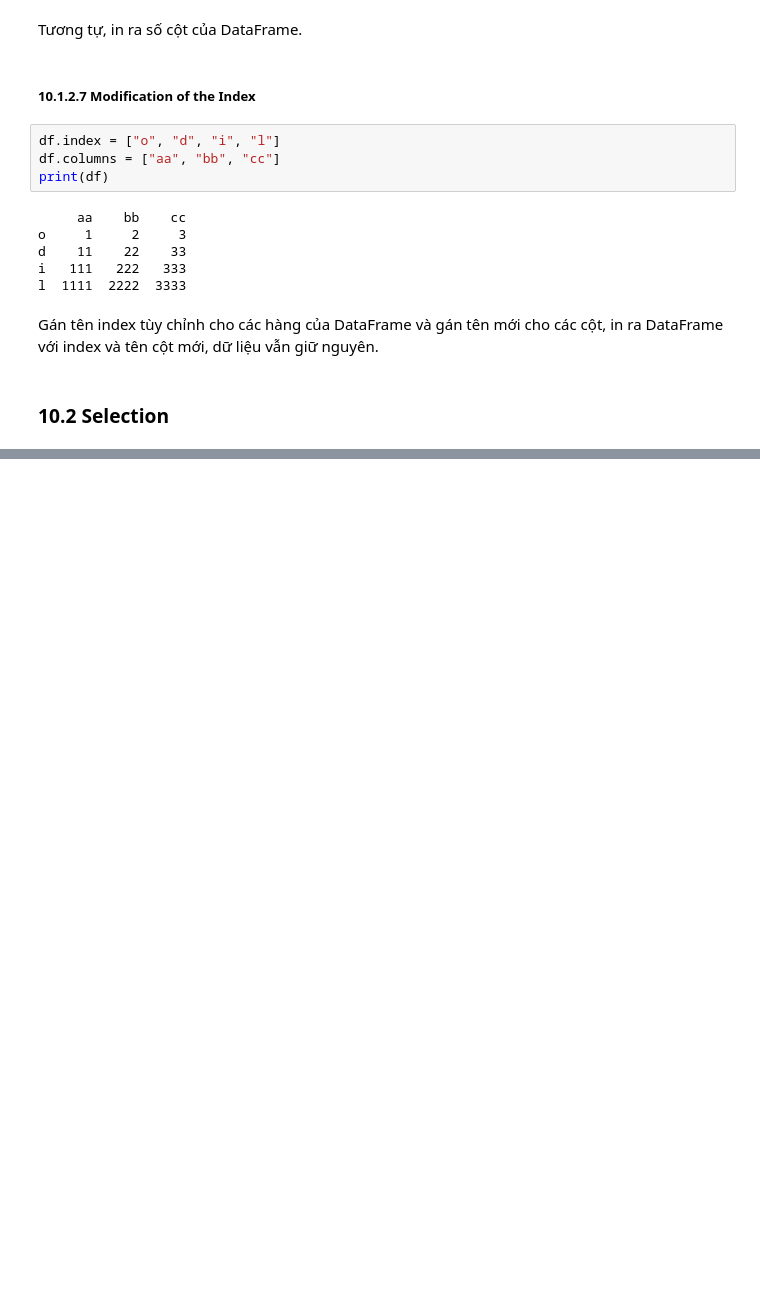
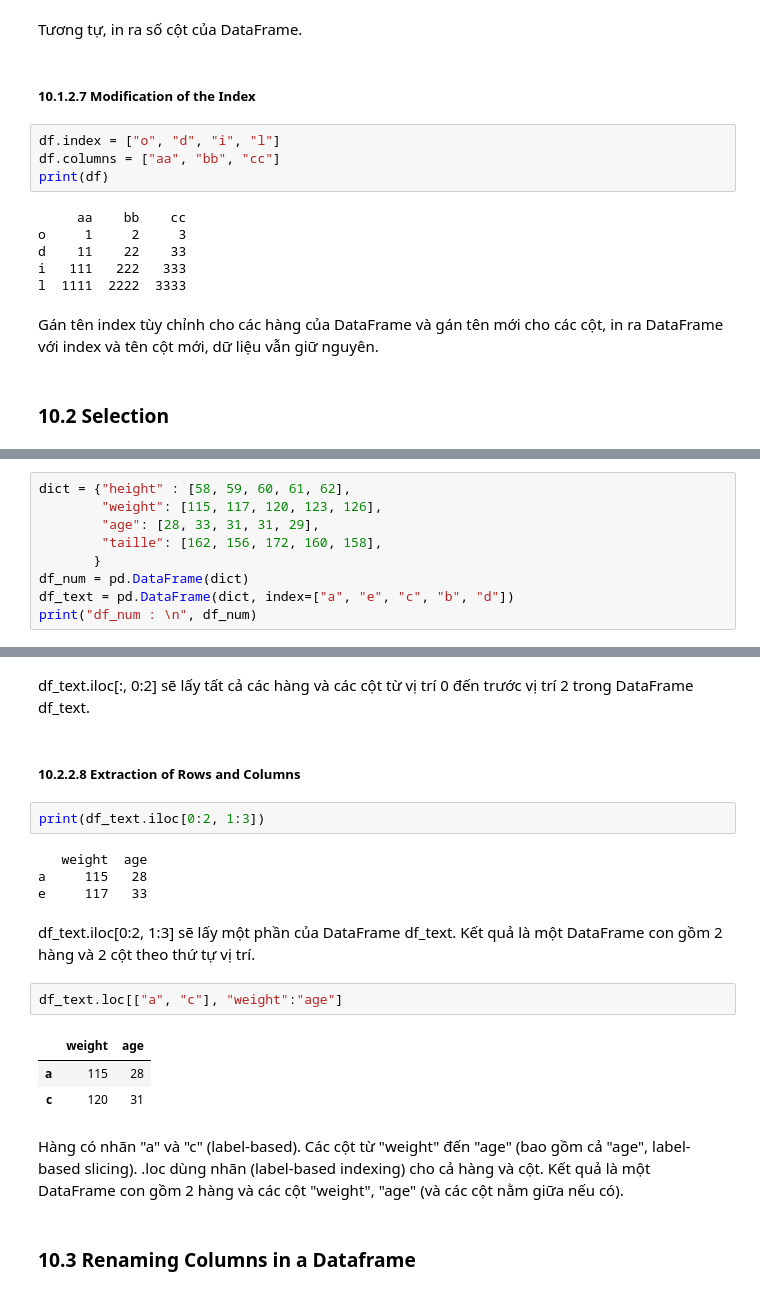
Before and after one commit to baotram19/UEH-KTLT-ECO25, a Jupyter notebook: Python_for_economists/Chapter_10.ipynb, the cells around one changed output, grey strips where cells are left out. Cells and saved outputs as stored; diff of their text form; blank space fills up the shorter version.

```diff
--- a/Python_for_economists/Chapter_10.ipynb
+++ b/Python_for_economists/Chapter_10.ipynb
@@ -422,0 +642,9 @@ Gán tên index tùy chỉnh cho các hàng của DataFrame và gán tên mới
+# %%
+dict = {"height" : [58, 59, 60, 61, 62],
+        "weight": [115, 117, 120, 123, 126],
+        "age": [28, 33, 31, 31, 29],
+        "taille": [162, 156, 172, 160, 158],
+       }
+df_num = pd.DataFrame(dict)
+df_text = pd.DataFrame(dict, index=["a", "e", "c", "b", "d"])
+print("df_num : \n", df_num)
@@ -422,0 +931,22 @@ Gán tên index tùy chỉnh cho các hàng của DataFrame và gán tên mới
+# %% [markdown]
+df_text.iloc[:, 0:2] sẽ lấy tất cả các hàng và các cột từ vị trí 0 đến trước vị trí 2 trong DataFrame df_text.
+# %% [markdown]
+##### 10.2.2.8 Extraction of Rows and Columns
+# %%
+print(df_text.iloc[0:2, 1:3])
+# %% [output]
+   weight  age
+a     115   28
+e     117   33
+# %% [markdown]
+df_text.iloc[0:2, 1:3] sẽ lấy một phần của DataFrame df_text. Kết quả là một DataFrame con gồm 2 hàng và 2 cột theo thứ tự vị trí.
+# %%
+df_text.loc[["a", "c"], "weight":"age"]
+# %% [output]
+|  | weight | age |
+| a | 115 | 28 |
+| c | 120 | 31 |
+# %% [markdown]
+Hàng có nhãn "a" và "c" (label-based). Các cột từ "weight" đến "age" (bao gồm cả "age", label-based slicing). .loc dùng nhãn (label-based indexing) cho cả hàng và cột. Kết quả là một DataFrame con gồm 2 hàng và các cột "weight", "age" (và các cột nằm giữa nếu có).
+# %% [markdown]
+### 10.3 Renaming Columns in a Dataframe
```
Also changed, not shown: parts of 144 cells of this notebook.
